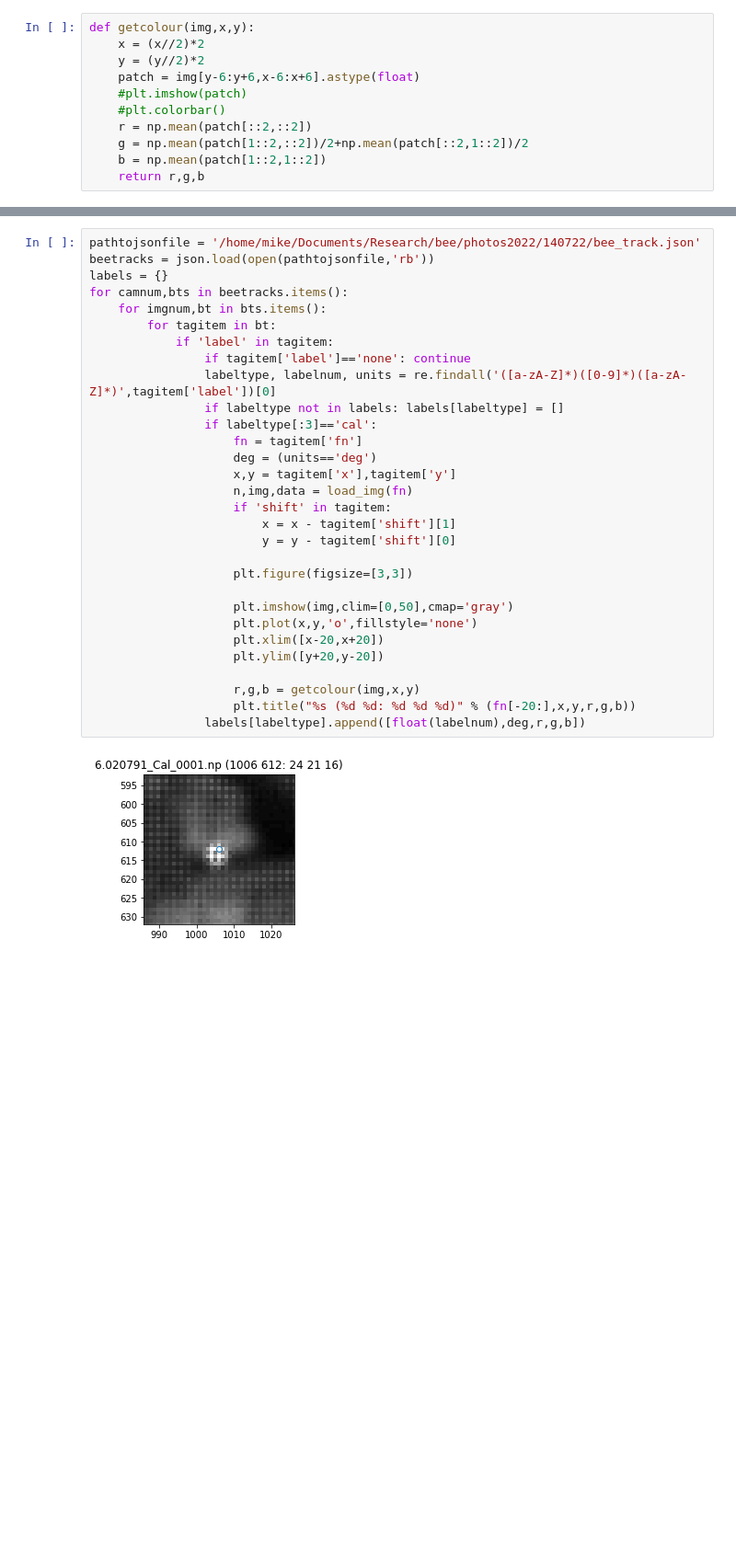
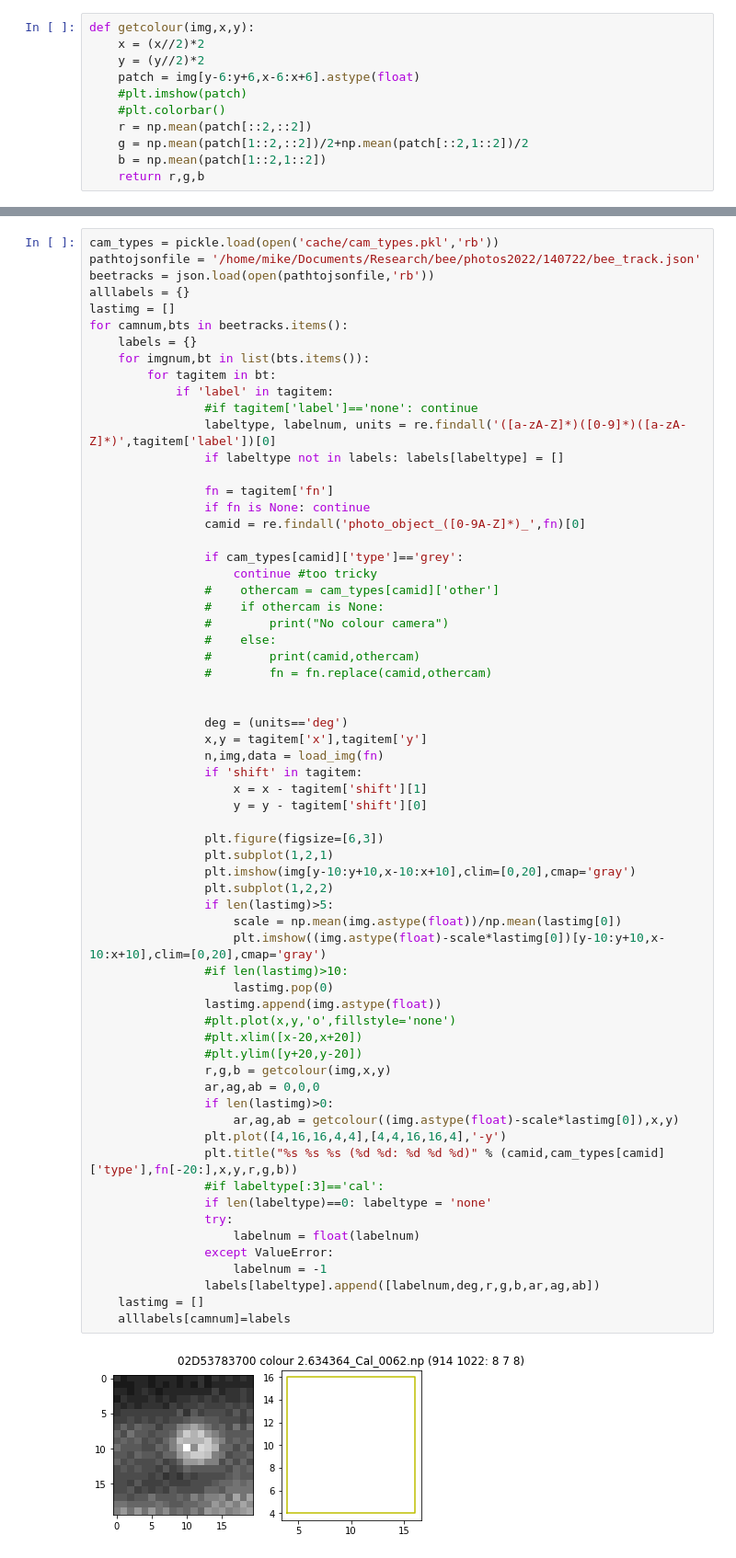
Before and after one commit to lionfish0/bee_track, a Jupyter notebook: bin/ParsingOrientationTemporary.ipynb, the cells around one changed output, grey strips where cells are left out. Shown at 92% size. Saved outputs shown, nothing was run; the diff lists cells and outputs as text; blank space fills up the shorter version.

```diff
--- a/bin/ParsingOrientationTemporary.ipynb
+++ b/bin/ParsingOrientationTemporary.ipynb
@@ -32,32 +60,66 @@ def getcolour(img,x,y):
 # %%
+cam_types = pickle.load(open('cache/cam_types.pkl','rb'))
 pathtojsonfile = '/home/mike/Documents/Research/bee/photos2022/140722/bee_track.json'
 beetracks = json.load(open(pathtojsonfile,'rb'))
-labels = {}
+alllabels = {}
+lastimg = []
 for camnum,bts in beetracks.items():
-    for imgnum,bt in bts.items():
+    labels = {}
+    for imgnum,bt in list(bts.items()):
         for tagitem in bt:
             if 'label' in tagitem:
-                if tagitem['label']=='none': continue
+                #if tagitem['label']=='none': continue
                 labeltype, labelnum, units = re.findall('([a-zA-Z]*)([0-9]*)([a-zA-Z]*)',tagitem['label'])[0]
                 if labeltype not in labels: labels[labeltype] = []
-                if labeltype[:3]=='cal':
-                    fn = tagitem['fn']
-                    deg = (units=='deg')
-                    x,y = tagitem['x'],tagitem['y']
-                    n,img,data = load_img(fn)
-                    if 'shift' in tagitem:
-                        x = x - tagitem['shift'][1]
-                        y = y - tagitem['shift'][0]
 
-                    plt.figure(figsize=[3,3])
+                fn = tagitem['fn']
+                if fn is None: continue
+                camid = re.findall('photo_object_([0-9A-Z]*)_',fn)[0]
 
-                    plt.imshow(img,clim=[0,50],cmap='gray')
-                    plt.plot(x,y,'o',fillstyle='none')
-                    plt.xlim([x-20,x+20])
-                    plt.ylim([y+20,y-20])
+                if cam_types[camid]['type']=='grey':
+                    continue #too tricky
+                #    othercam = cam_types[camid]['other']
+                #    if othercam is None:
+                #        print("No colour camera")
+                #    else:
+                #        print(camid,othercam)
+                #        fn = fn.replace(camid,othercam)
 
-                    r,g,b = getcolour(img,x,y)
-                    plt.title("%s (%d %d: %d %d %d)" % (fn[-20:],x,y,r,g,b))
-                labels[labeltype].append([float(labelnum),deg,r,g,b])
+
+                deg = (units=='deg')
+                x,y = tagitem['x'],tagitem['y']
+                n,img,data = load_img(fn)
+                if 'shift' in tagitem:
+                    x = x - tagitem['shift'][1]
+                    y = y - tagitem['shift'][0]
+
+                plt.figure(figsize=[6,3])
+                plt.subplot(1,2,1)
+                plt.imshow(img[y-10:y+10,x-10:x+10],clim=[0,20],cmap='gray')
+                plt.subplot(1,2,2)
+                if len(lastimg)>5:
+                    scale = np.mean(img.astype(float))/np.mean(lastimg[0])
+                    plt.imshow((img.astype(float)-scale*lastimg[0])[y-10:y+10,x-10:x+10],clim=[0,20],cmap='gray')
+                #if len(lastimg)>10:
+                    lastimg.pop(0)
+                lastimg.append(img.astype(float))
+                #plt.plot(x,y,'o',fillstyle='none')
+                #plt.xlim([x-20,x+20])
+                #plt.ylim([y+20,y-20])
+                r,g,b = getcolour(img,x,y)
+                ar,ag,ab = 0,0,0
+                if len(lastimg)>0:
+                    ar,ag,ab = getcolour((img.astype(float)-scale*lastimg[0]),x,y)
+                plt.plot([4,16,16,4,4],[4,4,16,16,4],'-y')
+                plt.title("%s %s %s (%d %d: %d %d %d)" % (camid,cam_types[camid]['type'],fn[-20:],x,y,r,g,b))
+                #if labeltype[:3]=='cal':
+                if len(labeltype)==0: labeltype = 'none'
+                try:
+                    labelnum = float(labelnum)
+                except ValueError:
+                    labelnum = -1
+                labels[labeltype].append([labelnum,deg,r,g,b,ar,ag,ab])
+    lastimg = []
+    alllabels[camnum]=labels
 # %% [output]
-[figure, old version]
+[figure, new version]
```
Also changed, not shown: parts of 6 cells of this notebook.
